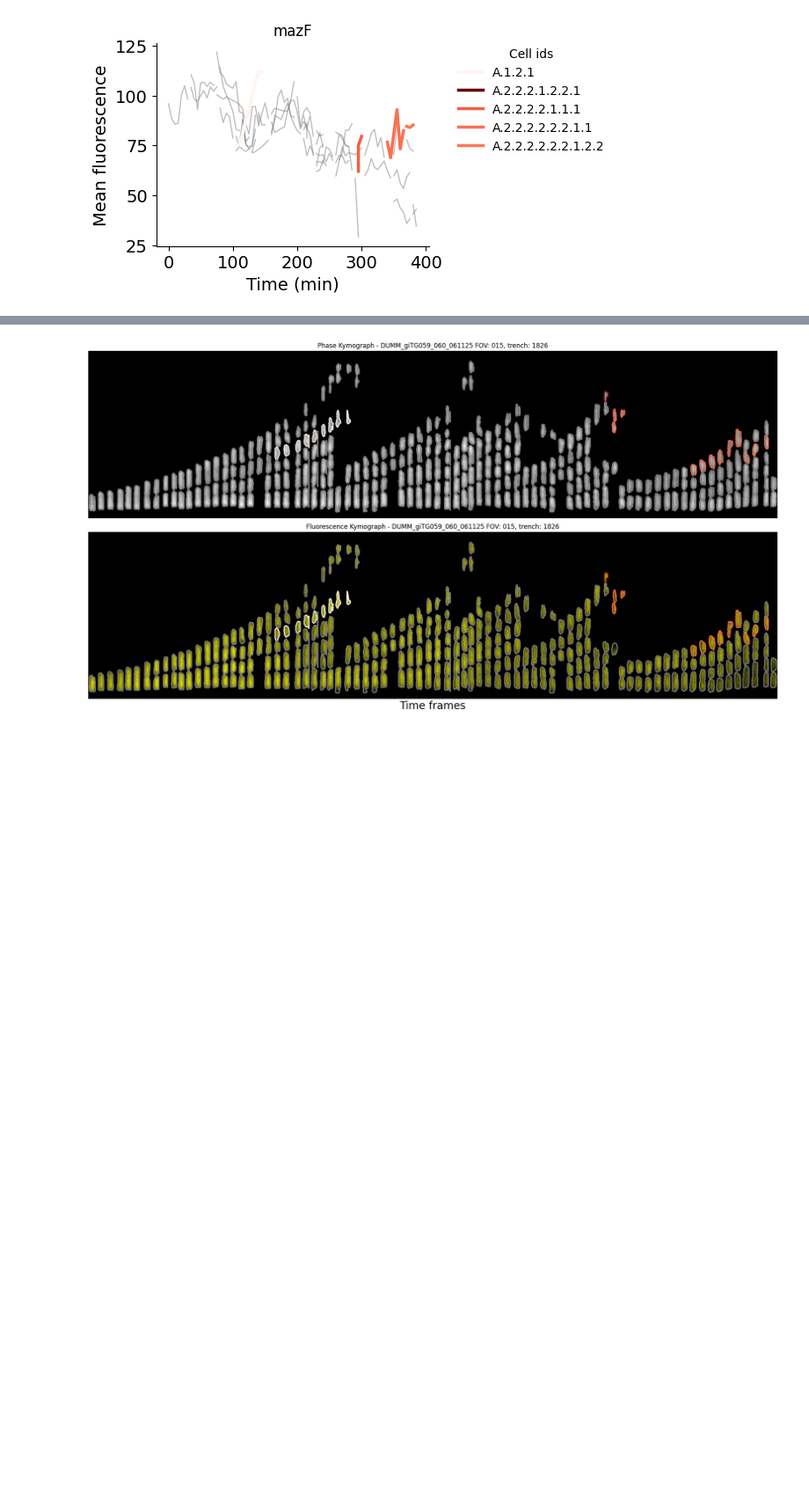
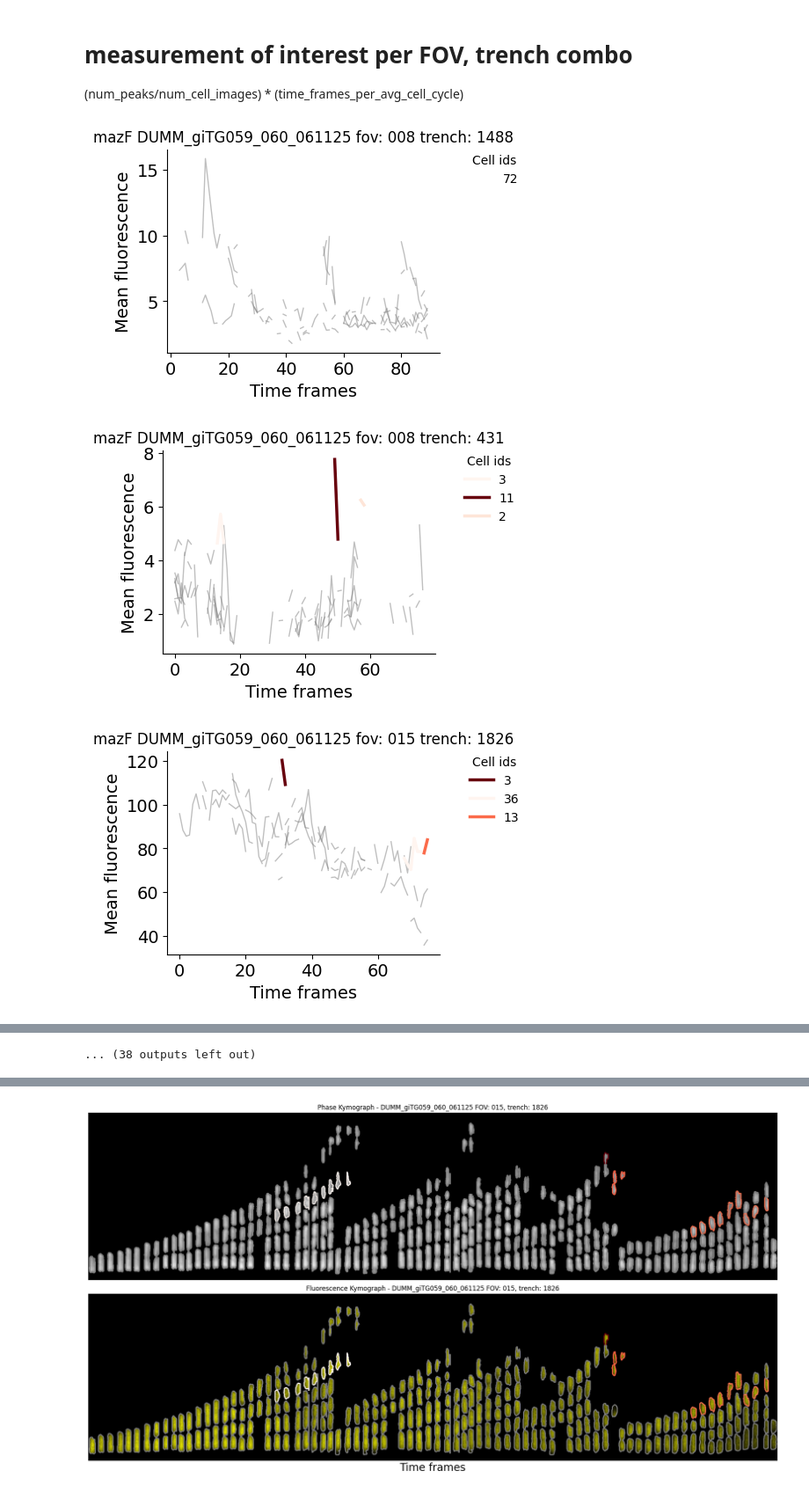
Before and after one commit to nvivanco/Image_analysis, a Jupyter notebook: 20250828_subgen_exp_track.ipynb, the cells around one changed output, grey strips where cells are left out. Shown at 88% size. Saved outputs shown, nothing was run; the diff lists cells and outputs as text; code cells hidden in the pictures; blank space fills up the shorter version.

Commit message:
capturing summary stats for peaks

```diff
--- a/20250828_subgen_exp_track.ipynb
+++ b/20250828_subgen_exp_track.ipynb
@@ -247,5 +126,6 @@ for cell_info in unique_fovs:
-# %%
-all_lineages_df['time_min'] = all_lineages_df['time_frame']*5
+# %% [markdown]
+# measurement of interest per FOV, trench combo
+(num_peaks/num_cell_images) * (time_frames_per_avg_cell_cycle)
 # %%
 def detect_fluorescence_bursts_by_group(
     df: pd.DataFrame,
@@ -274,8 +154,8 @@ def detect_fluorescence_bursts_by_group(
     grouped_data = df.groupby(group_cols)
 
     for name, group in grouped_data:
-        # Sort the group by time_min to ensure rolling windows work correctly
-        group = group.sort_values(by='time_min')
+        # Sort the group by time_frame to ensure rolling windows work correctly
+        group = group.sort_values(by='time_frame')
 
         # Step 1: Baseline Subtraction (Local Baseline)
         group['local_min'] = group[fluor_col].rolling(
@@ -315,45 +195,48 @@ def detect_fluorescence_bursts_by_group(
 # %%
 bursts_all_lineages_df = detect_fluorescence_bursts_by_group(all_lineages_df,
                                                             fluor_col = 'intensity_mean_fluor',
-                                                            rolling_window_size = 7,
-                                                            std_dev_threshold = 2)
+                                                            rolling_window_size = 10,
+                                                            std_dev_threshold = 3)
-# %%
-gene = 'mazF'
-gene_df = bursts_all_lineages_df[
-    (bursts_all_lineages_df['gene'] == gene)
-    ]
-
-unique_fovs = gene_df[['experiment_name', 'FOV', 'trench_id']].drop_duplicates().to_records(index=False)
 # %%
+unique_fovs = bursts_all_lineages_df[['gene','experiment_name', 'FOV', 'trench_id']].drop_duplicates().to_records(index=False)
+
 cell_color_dict = {}
 for cell_info in unique_fovs:
-    exp, fov, trench = cell_info
+    gene, exp, fov, trench = cell_info
+    trench_df = bursts_all_lineages_df[
+        (bursts_all_lineages_df['gene'] == gene) &
+        (bursts_all_lineages_df['experiment_name'] == exp) &
+        (bursts_all_lineages_df['FOV'] == fov) &
+        (bursts_all_lineages_df['trench_id'] == trench)
+        ]
 
     plt.figure(figsize=(4, 3))
 
-    for cell_id in gene_df['ground_truth_lineage'].unique():
-        subset = gene_df[gene_df['ground_truth_lineage'] == cell_id].sort_values(by='time_min')
-        plt.plot(subset['time_min'], subset['intensity_mean_fluor'], color='gray', alpha=0.5, linewidth=1)
+    for cell_id in trench_df['predicted_lineage'].unique():
+        subset = trench_df[trench_df['predicted_lineage'] == cell_id].sort_values(by='time_frame')
+        plt.plot(subset['time_frame'], subset['intensity_mean_fluor'], color='gray', alpha=0.5, linewidth=1)
 
     # Plot the specific line to be colored
-    local_peaks = gene_df[gene_df['is_burst']]
+    local_peaks = trench_df[trench_df['is_burst']]
     cmap = plt.cm.get_cmap('Reds')
-    highlighted_cell_ids =  local_peaks['ground_truth_lineage'].unique()
+    highlighted_cell_ids =  local_peaks['predicted_lineage'].unique()
     for cell_id_color in highlighted_cell_ids:
-        colored_cell = gene_df[gene_df['ground_truth_lineage'] == cell_id_color].sort_values(by='time_min')
-        peak_score = local_peaks[local_peaks['ground_truth_lineage'] == cell_id_color]['normalized_fluorescence'].values[0]
+        colored_cell = trench_df[trench_df['predicted_lineage'] == cell_id_color].sort_values(by='time_frame')
+        peak_score = local_peaks[local_peaks['predicted_lineage'] == cell_id_color]['normalized_fluorescence'].values[0]
         norm_score = (peak_score - local_peaks['normalized_fluorescence'].min()) / (local_peaks['normalized_fluorescence'].max() - local_peaks['normalized_fluorescence'].min())
         line_color = cmap(norm_score)
         cell_color_dict[cell_id_color] = line_color
 
-        plt.plot(colored_cell['time_min'], colored_cell['intensity_mean_fluor'], linewidth=2.5, color=line_color, label=cell_id_color)
+        plt.plot(colored_cell['time_frame'], colored_cell['intensity_mean_fluor'], linewidth=2.5, color=line_color, label=cell_id_color)
         sns.despine();
-        plt.xlabel('Time (min)', fontsize=14)
+        plt.xlabel('Time frames', fontsize=14)
         plt.ylabel('Mean fluorescence', fontsize=14)
         plt.tick_params(axis='x', labelsize=14)
         plt.tick_params(axis='y', labelsize=14)
 
     plt.legend(bbox_to_anchor=(1.09, 1), loc='upper left', borderaxespad=0, frameon= False, title = 'Cell ids')
-    plt.title(gene)
+    plt.title(f'{gene} {exp} fov: {fov} trench: {trench}')
 # %% [output]
-[figure, old version]
+[figure, new version]
+[figure, added]
+[figure, added]
@@ -359,0 +252 @@ for cell_info in unique_fovs:
+... (38 outputs left out)
```
Also changed, not shown: parts of 13 cells of this notebook.
